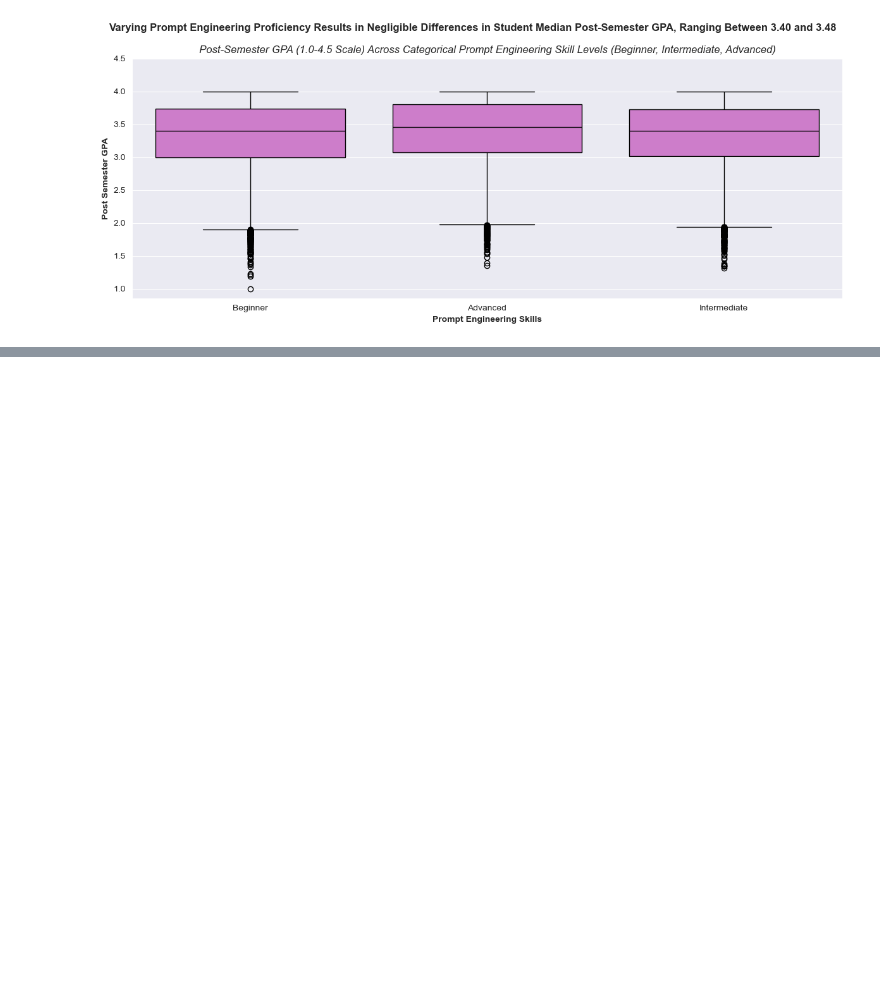
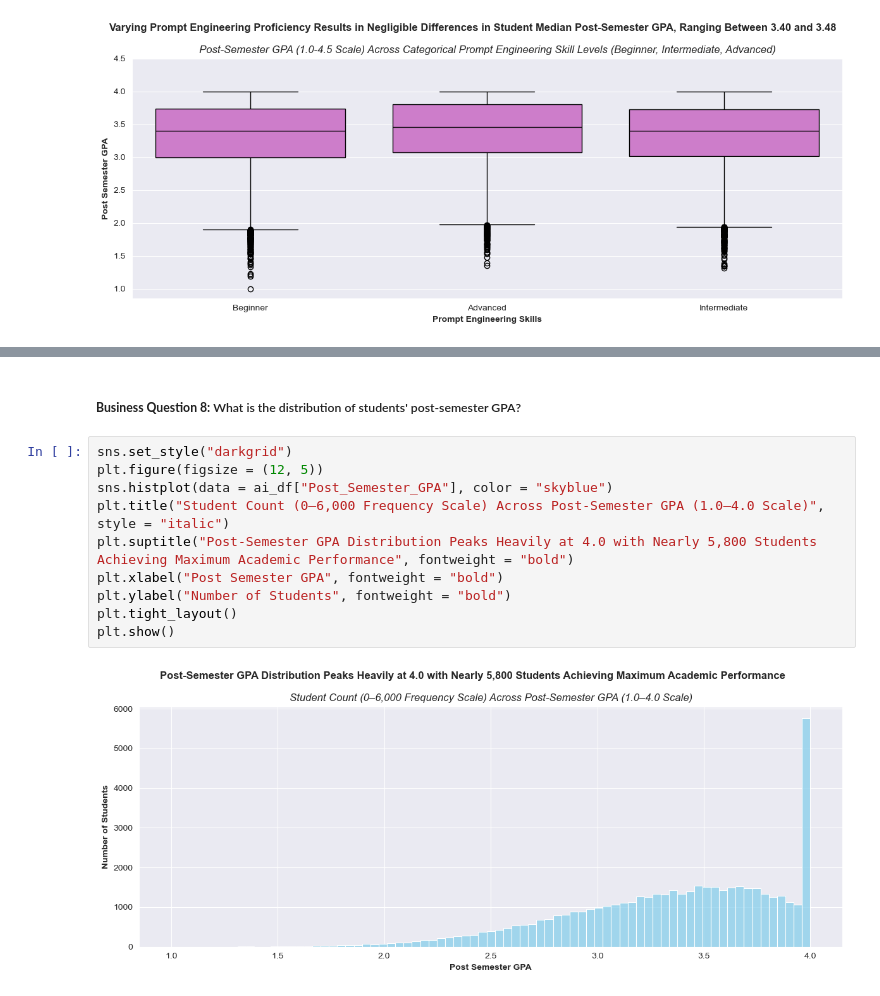
Before and after one commit to jeffwongqy/Impact-of-AI-on-Students, a Jupyter notebook: eda.ipynb, the cells around one changed output, grey strips where cells are left out. Drawn from its saved outputs; the diff is of its cells as text; blank space fills up the shorter version.

```diff
--- a/eda.ipynb
+++ b/eda.ipynb
@@ -173,0 +187,14 @@ plt.show()
+# %% [markdown]
+##### **Business Question 8:** What is the distribution of students' post-semester GPA?
+# %%
+sns.set_style("darkgrid")
+plt.figure(figsize = (12, 5))
+sns.histplot(data = ai_df["Post_Semester_GPA"], color = "skyblue")
+plt.title("Student Count (0–6,000 Frequency Scale) Across Post-Semester GPA (1.0–4.0 Scale)", style = "italic")
+plt.suptitle("Post-Semester GPA Distribution Peaks Heavily at 4.0 with Nearly 5,800 Students Achieving Maximum Academic Performance", fontweight = "bold")
+plt.xlabel("Post Semester GPA", fontweight = "bold")
+plt.ylabel("Number of Students", fontweight = "bold")
+plt.tight_layout()
+plt.show()
+# %% [output]
+[figure, added]
```
Also changed, not shown: parts of 2 cells of this notebook.
